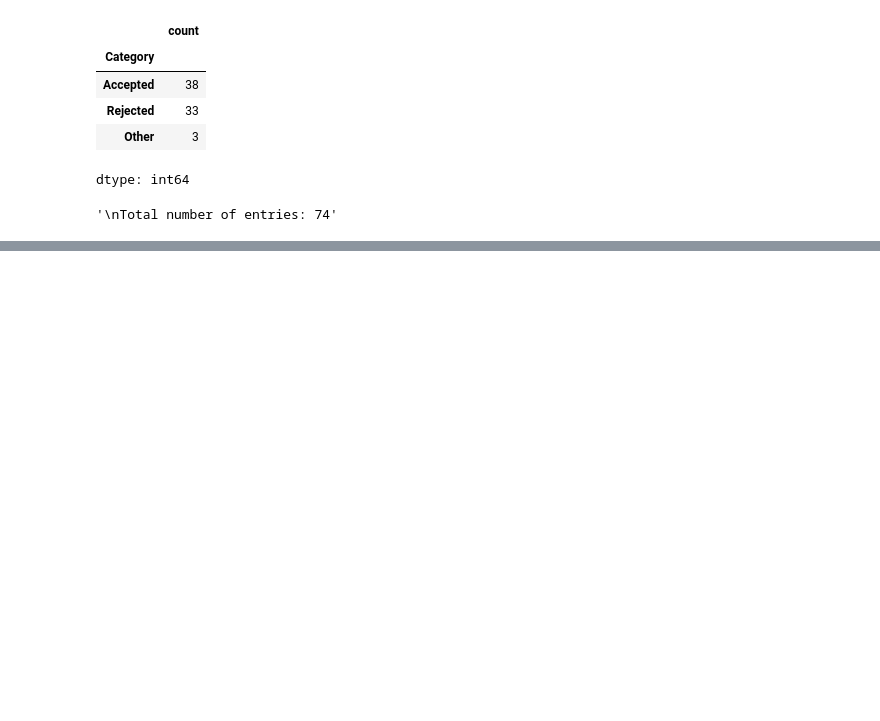
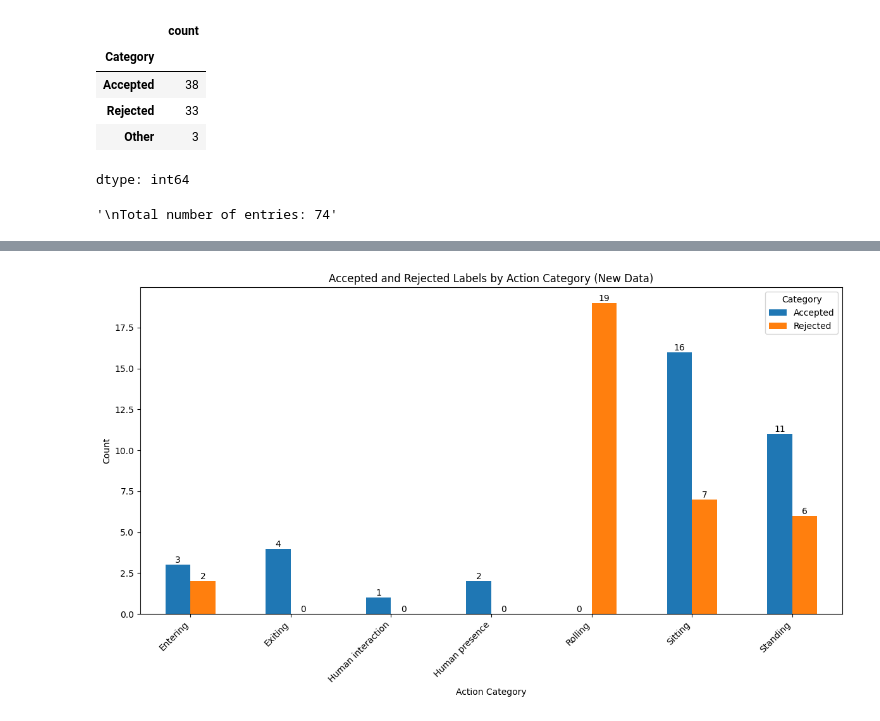
Before and after one commit to Pubudu-98/Colab, a Jupyter notebook: Atlas_lab_data_labeled_samples_EDA.ipynb, the cells around one changed output, grey strips where cells are left out. Drawn from its saved outputs; the diff is of its cells as text; code cells hidden in the pictures; blank space fills up the shorter version.

```diff
--- a/Atlas_lab_data_labeled_samples_EDA.ipynb
+++ b/Atlas_lab_data_labeled_samples_EDA.ipynb
@@ -103,0 +152,26 @@ dtype: int64
+# %%
+# Extract the action category from the 'Status' column for the new data
+df_new['Action'] = df_new['Status'].str.extract(r'\d+\.\s*(.*?)\s*-')
+
+# Filter out rows where Action could not be extracted or is not relevant
+df_filtered_new = df_new.dropna(subset=['Action'])
+df_filtered_new = df_filtered_new[~df_filtered_new['Action'].str.contains('Prod V2 Verifications', na=False)]
+
+# Create a crosstab to count Accepted/Rejected for each Action for the new data
+action_category_counts_new = pd.crosstab(df_filtered_new['Action'], df_filtered_new['Category'])
+
+# Plotting the grouped bar chart for the new data
+ax_new = action_category_counts_new[['Accepted', 'Rejected']].plot(kind='bar', figsize=(12, 7))
+plt.title('Accepted and Rejected Labels by Action Category (New Data)')
+plt.xlabel('Action Category')
+plt.ylabel('Count')
+plt.xticks(rotation=45, ha='right')
+plt.tight_layout()
+
+# Add counts on top of the bars
+for container in ax_new.containers:
+    ax_new.bar_label(container, label_type='edge')
+
+plt.show()
+# %% [output]
+[figure, added]
```
Also changed, not shown: parts of 5 cells of this notebook.
